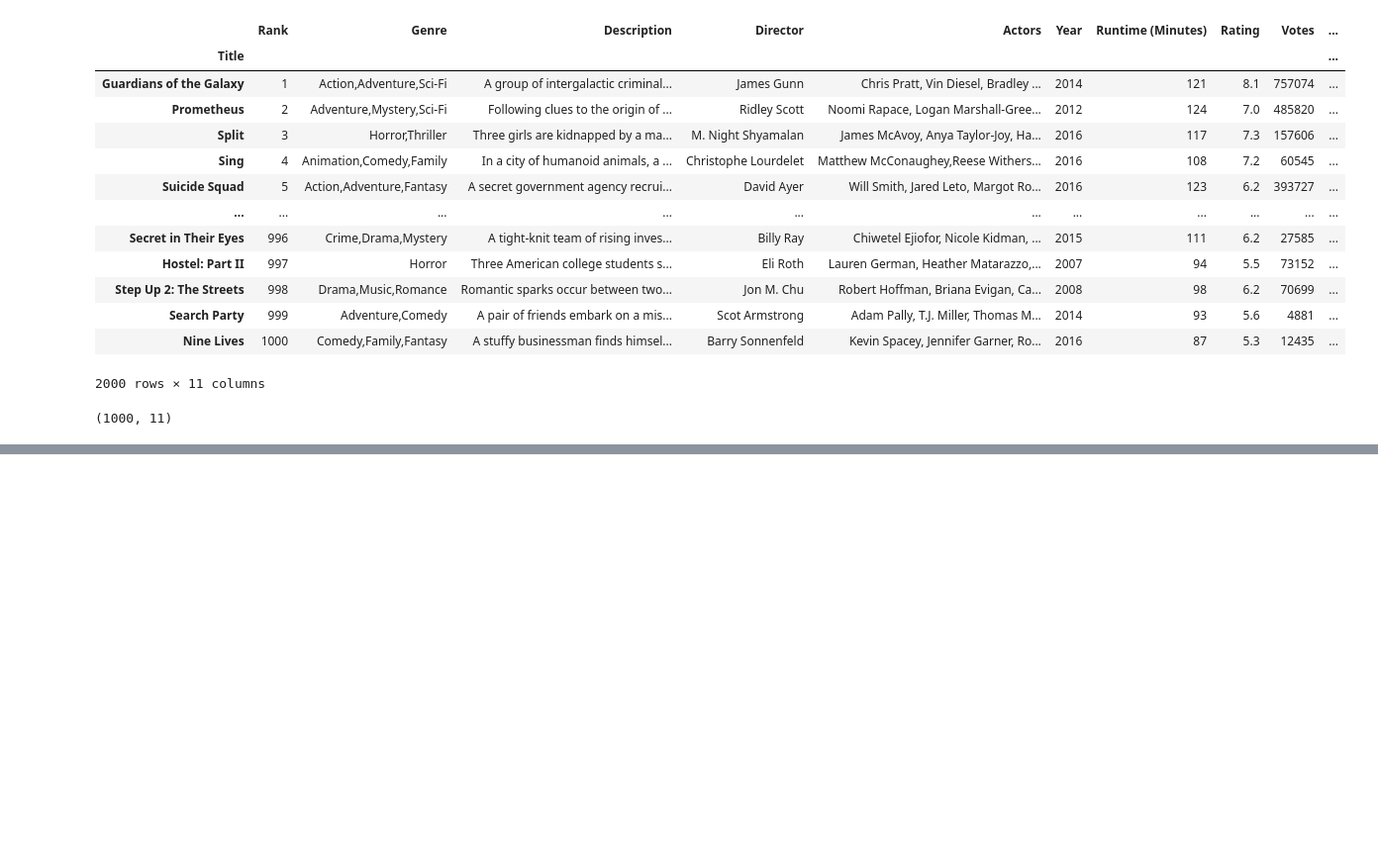
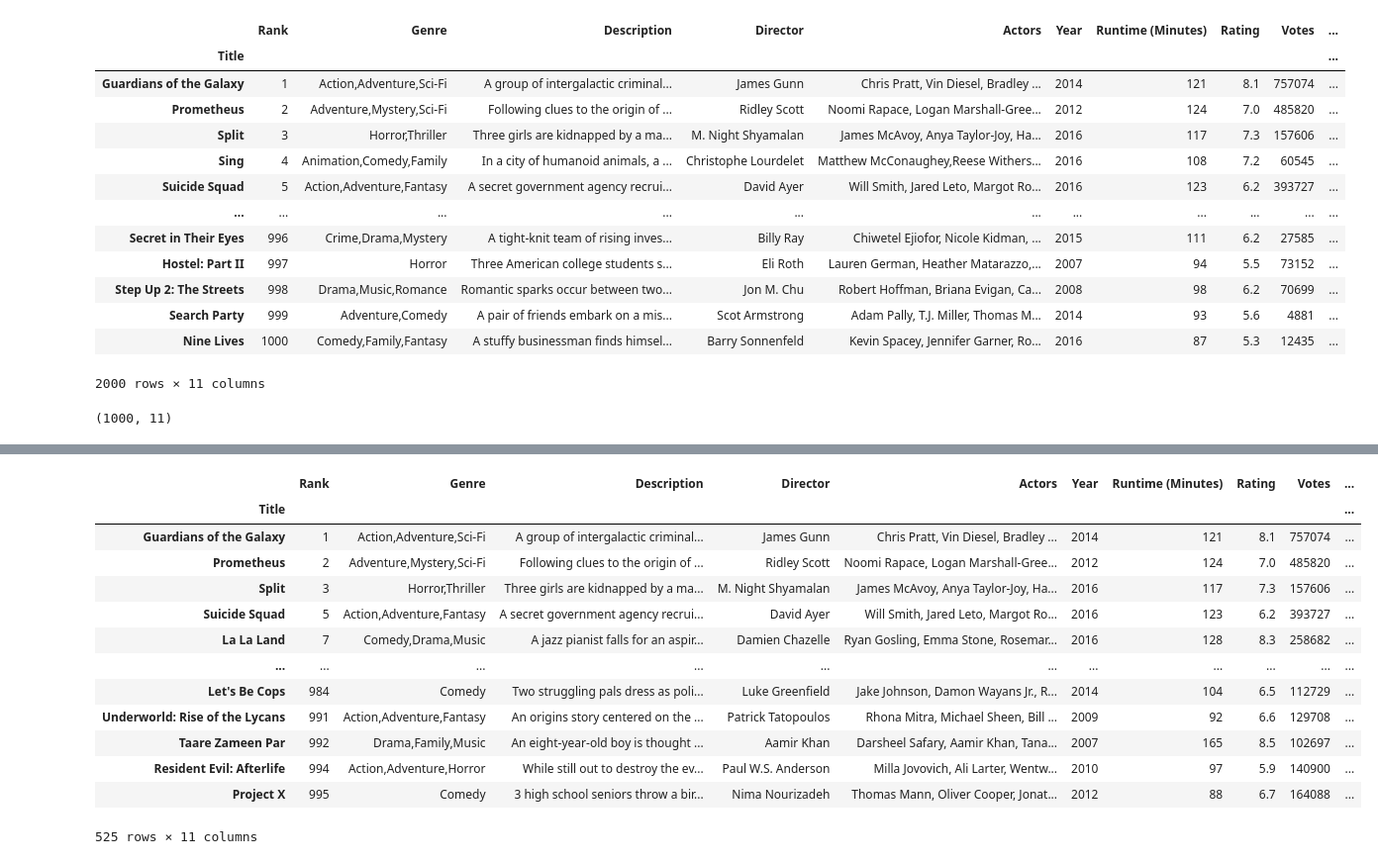
Before and after one commit to JosephYM07/Practica-Python, a Jupyter notebook: Analisis de Datos/Ejercicios Clase/Semana 4/Pandas.ipynb, the cells around one changed output, grey strips where cells are left out. Shown: that part at 99% size. Saved outputs shown, nothing was run; the diff lists cells and outputs as text; code cells hidden in the pictures; blank space fills up the shorter version.

```diff
--- a/Analisis de Datos/Ejercicios Clase/Semana 4/Pandas.ipynb
+++ b/Analisis de Datos/Ejercicios Clase/Semana 4/Pandas.ipynb
@@ -233,0 +461,17 @@ temp_df.shape
+# %%
+movies_df[ ((movies_df['Votes'] >= 100000) & (movies_df['Votes'] <= 1000000))& (movies_df['Metascore'] > 10.000000)]
+# %% [output]
+|  | Rank | Genre | Description | Director | Actors | Year | Runtime (Minutes) | Rating | Votes | ... |
+| Title |  |  |  |  |  |  |  |  |  | ... |
+| Guardians of the Galaxy | 1 | Action,Adventure,Sci-Fi | A group of intergalactic criminal... | James Gunn | Chris Pratt, Vin Diesel, Bradley ... | 2014 | 121 | 8.1 | 757074 | ... |
+| Prometheus | 2 | Adventure,Mystery,Sci-Fi | Following clues to the origin of ... | Ridley Scott | Noomi Rapace, Logan Marshall-Gree... | 2012 | 124 | 7.0 | 485820 | ... |
+| Split | 3 | Horror,Thriller | Three girls are kidnapped by a ma... | M. Night Shyamalan | James McAvoy, Anya Taylor-Joy, Ha... | 2016 | 117 | 7.3 | 157606 | ... |
+| Suicide Squad | 5 | Action,Adventure,Fantasy | A secret government agency recrui... | David Ayer | Will Smith, Jared Leto, Margot Ro... | 2016 | 123 | 6.2 | 393727 | ... |
+| La La Land | 7 | Comedy,Drama,Music | A jazz pianist falls for an aspir... | Damien Chazelle | Ryan Gosling, Emma Stone, Rosemar... | 2016 | 128 | 8.3 | 258682 | ... |
+| ... | ... | ... | ... | ... | ... | ... | ... | ... | ... | ... |
+| Let's Be Cops | 984 | Comedy | Two struggling pals dress as poli... | Luke Greenfield | Jake Johnson, Damon Wayans Jr., R... | 2014 | 104 | 6.5 | 112729 | ... |
+| Underworld: Rise of the Lycans | 991 | Action,Adventure,Fantasy | An origins story centered on the ... | Patrick Tatopoulos | Rhona Mitra, Michael Sheen, Bill ... | 2009 | 92 | 6.6 | 129708 | ... |
+| Taare Zameen Par | 992 | Drama,Family,Music | An eight-year-old boy is thought ... | Aamir Khan | Darsheel Safary, Aamir Khan, Tana... | 2007 | 165 | 8.5 | 102697 | ... |
+| Resident Evil: Afterlife | 994 | Action,Adventure,Horror | While still out to destroy the ev... | Paul W.S. Anderson | Milla Jovovich, Ali Larter, Wentw... | 2010 | 97 | 5.9 | 140900 | ... |
+| Project X | 995 | Comedy | 3 high school seniors throw a bir... | Nima Nourizadeh | Thomas Mann, Oliver Cooper, Jonat... | 2012 | 88 | 6.7 | 164088 | ... |
+525 rows × 11 columns
```
Also changed, not shown: parts of 29 cells of this notebook, 6 other files.
